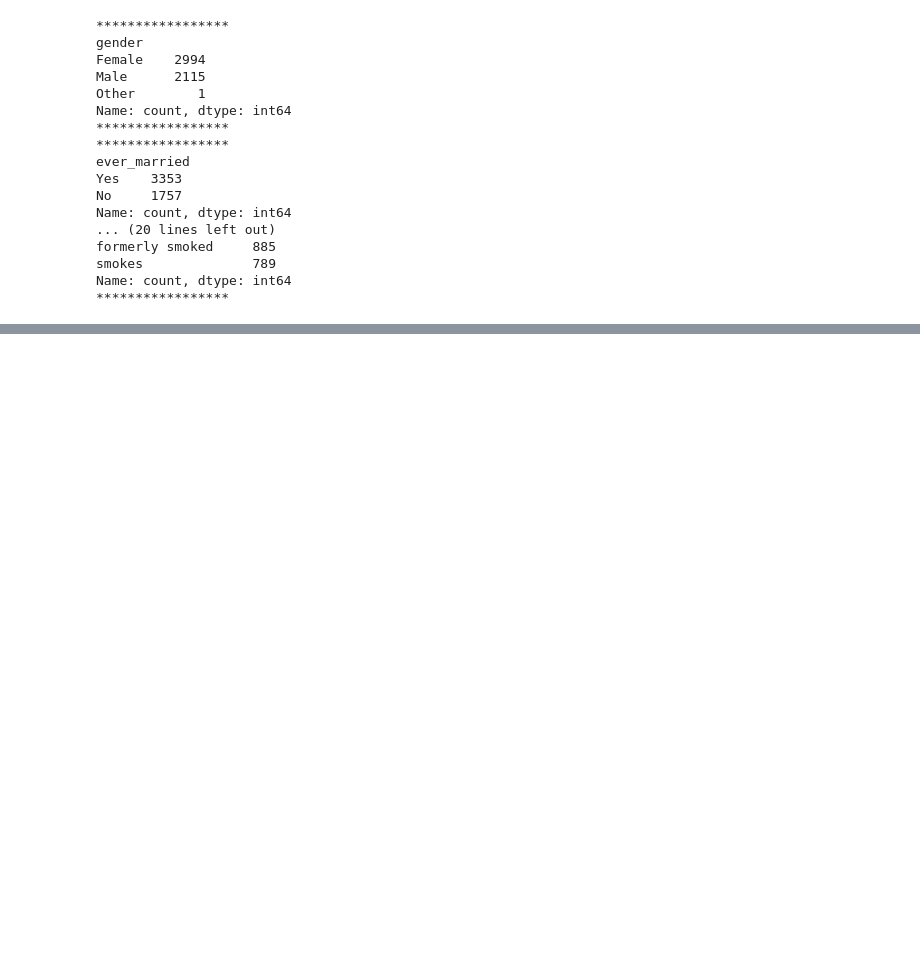
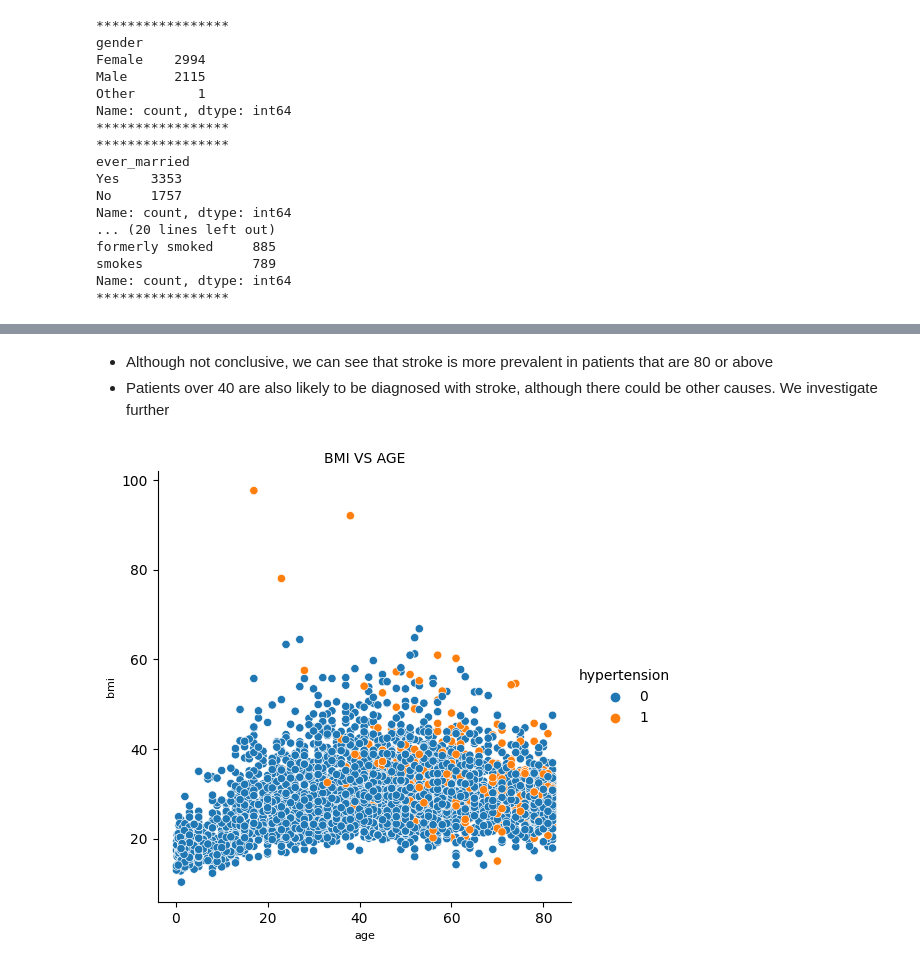
Before and after one commit to chikeibezim/Stroke-Prediction-EDA-Modelling, a Jupyter notebook: stroke-prediction-eda-modelling.ipynb, the cells around one changed output, grey strips where cells are left out. Cells and saved outputs as stored; diff of their text form; code cells hidden in the pictures; blank space fills up the shorter version.

```diff
--- a/stroke-prediction-eda-modelling.ipynb
+++ b/stroke-prediction-eda-modelling.ipynb
@@ -94,0 +150,9 @@ Name: count, dtype: int64
+# %% [markdown]
+- Although not conclusive, we can see that stroke is more prevalent in patients that are 80 or above
+- Patients over 40 are also likely to be diagnosed with stroke, although there could be other causes. We investigate further
+# %%
+sns.relplot(X_train, x="age", y="bmi", kind="scatter", hue="hypertension")
+plt.title("BMI VS AGE")
+plt.show()
+# %% [output]
+[figure, added]
```
Also changed, not shown: parts of 24 cells of this notebook.
